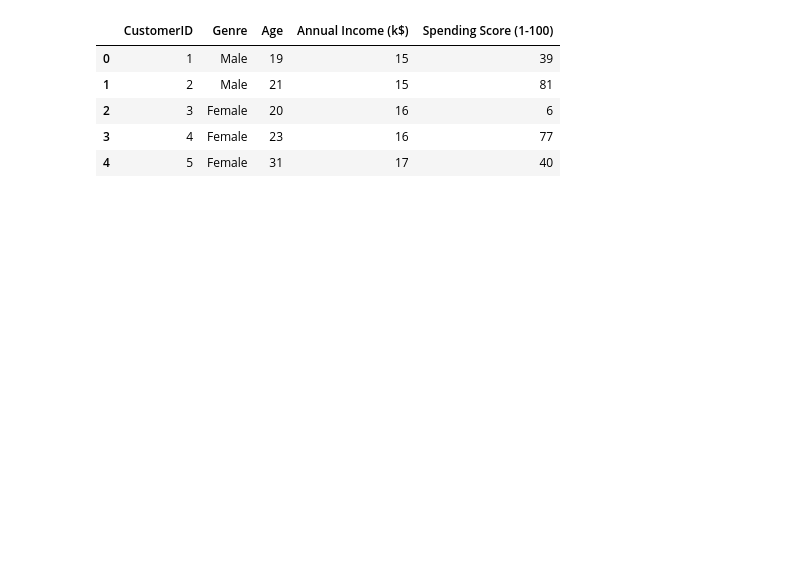
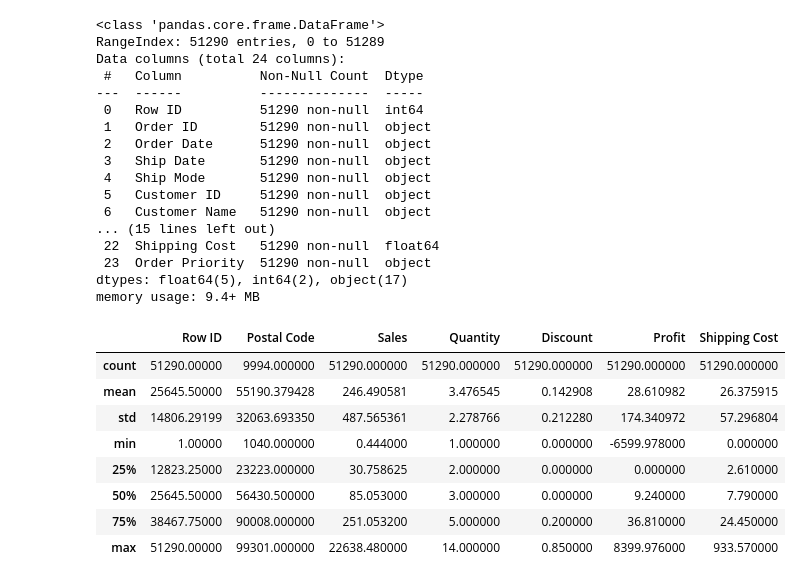
Before and after one commit to 23BanKAI/Data-Science, a Jupyter notebook: Probability theory and statistics in machine learning/Lab-3/lab_3.ipynb, the cells around one changed output. Cells and saved outputs as stored; diff of their text form; code cells hidden in the pictures; blank space fills up the shorter version.

```diff
--- a/Probability theory and statistics in machine learning/Lab-3/lab_3.ipynb
+++ b/Probability theory and statistics in machine learning/Lab-3/lab_3.ipynb
@@ -1,22 +1,42 @@
 # %%
-# https://www.kaggle.com/datasets/shwetabh123/mall-customers?utm_source=chatgpt.com
-# Импортируем библиотеки
+# https://www.kaggle.com/datasets/apoorvaappz/global-super-store-dataset/data
+# Импорт необходимых библиотек
 import pandas as pd
 import numpy as np
 import matplotlib.pyplot as plt
 import seaborn as sns
-from scipy.stats import pearsonr, t
+from scipy.stats import pearsonr
 
 # Загружаем данные
-data = pd.read_csv('../Lab-3/Mall_Customers.csv')
+data = pd.read_csv('../Lab-3/Global_Superstore2.csv', encoding='latin1')
 
-# Посмотрим на первые строки данных
-data.head()
+data.info()
+data.describe()
 # %% [output]
+<class 'pandas.core.frame.DataFrame'>
+RangeIndex: 51290 entries, 0 to 51289
+Data columns (total 24 columns):
+ #   Column          Non-Null Count  Dtype
+---  ------          --------------  -----
+ 0   Row ID          51290 non-null  int64
+ 1   Order ID        51290 non-null  object
+ 2   Order Date      51290 non-null  object
+ 3   Ship Date       51290 non-null  object
+ 4   Ship Mode       51290 non-null  object
+ 5   Customer ID     51290 non-null  object
+ 6   Customer Name   51290 non-null  object
+... (15 lines left out)
+ 22  Shipping Cost   51290 non-null  float64
+ 23  Order Priority  51290 non-null  object
+dtypes: float64(5), int64(2), object(17)
+memory usage: 9.4+ MB
-|  | CustomerID | Genre | Age | Annual Income (k$) | Spending Score (1-100) |
-| 0 | 1 | Male | 19 | 15 | 39 |
-| 1 | 2 | Male | 21 | 15 | 81 |
-| 2 | 3 | Female | 20 | 16 | 6 |
-| 3 | 4 | Female | 23 | 16 | 77 |
-| 4 | 5 | Female | 31 | 17 | 40 |
+|  | Row ID | Postal Code | Sales | Quantity | Discount | Profit | Shipping Cost |
+| count | 51290.00000 | 9994.000000 | 51290.000000 | 51290.000000 | 51290.000000 | 51290.000000 | 51290.000000 |
+| mean | 25645.50000 | 55190.379428 | 246.490581 | 3.476545 | 0.142908 | 28.610982 | 26.375915 |
+| std | 14806.29199 | 32063.693350 | 487.565361 | 2.278766 | 0.212280 | 174.340972 | 57.296804 |
+| min | 1.00000 | 1040.000000 | 0.444000 | 1.000000 | 0.000000 | -6599.978000 | 0.000000 |
+| 25% | 12823.25000 | 23223.000000 | 30.758625 | 2.000000 | 0.000000 | 0.000000 | 2.610000 |
+| 50% | 25645.50000 | 56430.500000 | 85.053000 | 3.000000 | 0.000000 | 9.240000 | 7.790000 |
+| 75% | 38467.75000 | 90008.000000 | 251.053200 | 5.000000 | 0.200000 | 36.810000 | 24.450000 |
+| max | 51290.00000 | 99301.000000 | 22638.480000 | 14.000000 | 0.850000 | 8399.976000 | 933.570000 |
 # %%
```
Also changed, not shown: parts of 4 cells of this notebook, 1 other file.
